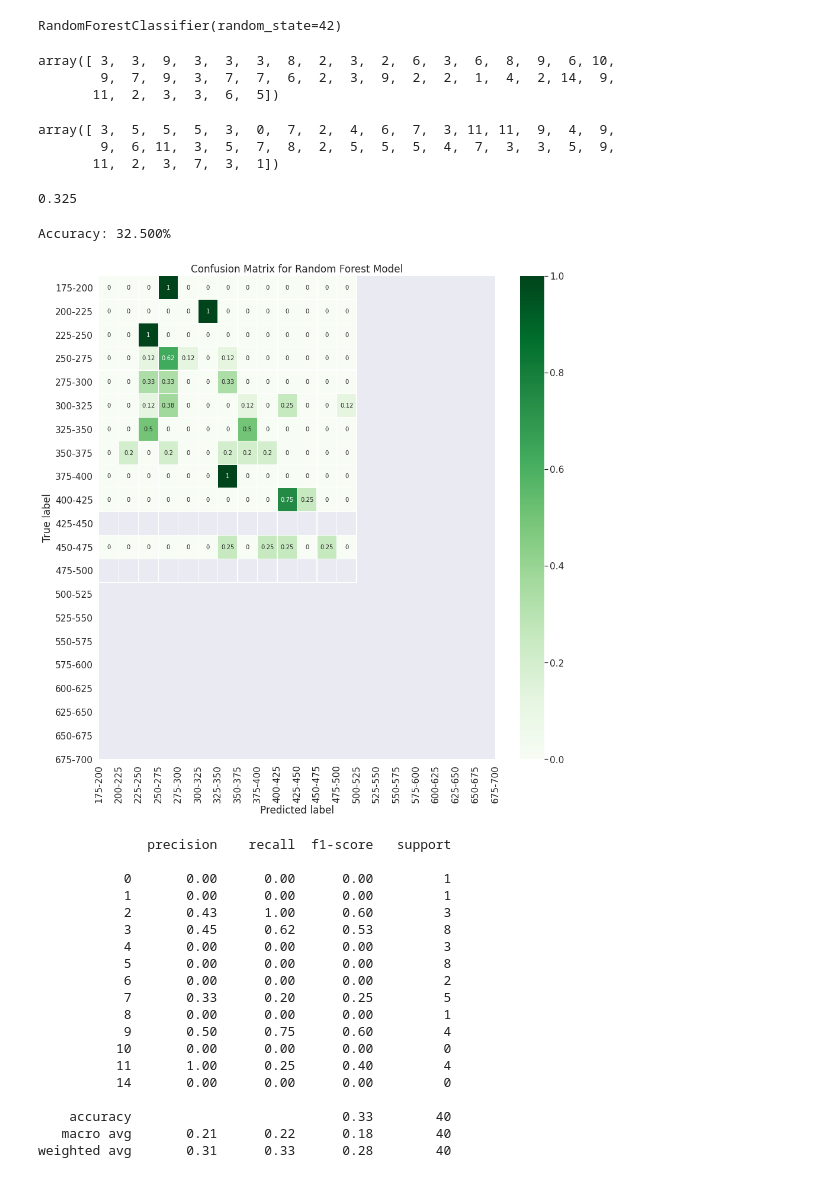
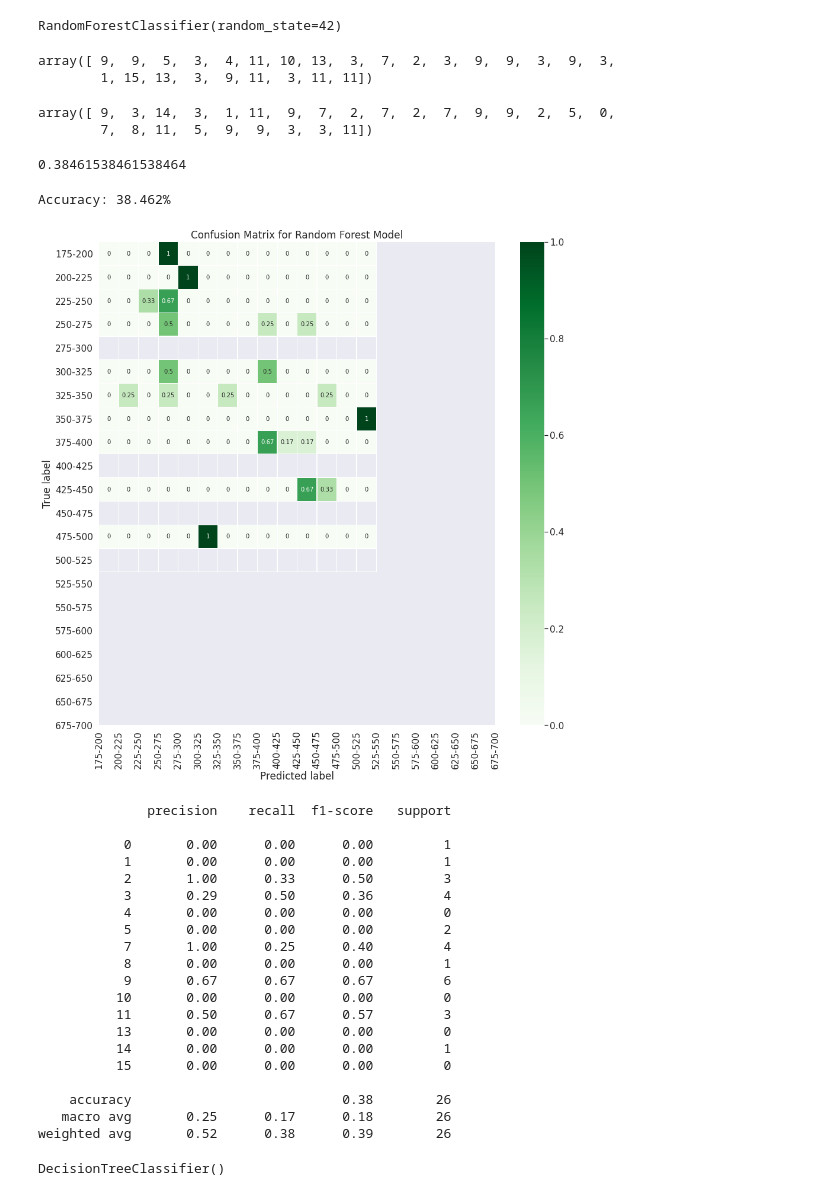
Before and after one commit to MarcoCollesei/RentinBo, a Jupyter notebook: RentinBo.ipynb, the cells around one changed output. Drawn from its saved outputs; the diff is of its cells as text; code cells hidden in the pictures.

Commit message:
RentinBo
Improved accuracy up to ~ 38% with a more lucky generation, not tried GridSearchCV yet, nor random

```diff
--- a/RentinBo.ipynb
+++ b/RentinBo.ipynb
@@ -187,7 +187,7 @@ We have now our X and Y encoded arrays with numerical features and targets, we a
 ## 4. Random Forest Classifier
 # %%
 from sklearn.model_selection import train_test_split
-X_train, X_test, Y_train, Y_test = train_test_split(X_enc, Y_enc, test_size = 0.20, random_state = 35)
+X_train, X_test, Y_train, Y_test = train_test_split(X_enc, Y_enc, test_size = 0.13, random_state = 843)
 # %%
 X_train.shape
 # %% [output]
@@ -216,15 +216,13 @@ Y_pred = clf.predict(X_test)
 # %%
 Y_pred
 # %% [output]
-array([ 3,  3,  9,  3,  3,  3,  8,  2,  3,  2,  6,  3,  6,  8,  9,  6, 10,
-        9,  7,  9,  3,  7,  7,  6,  2,  3,  9,  2,  2,  1,  4,  2, 14,  9,
-       11,  2,  3,  3,  6,  5])
+array([ 9,  9,  5,  3,  4, 11, 10, 13,  3,  7,  2,  3,  9,  9,  3,  9,  3,
+        1, 15, 13,  3,  9, 11,  3, 11, 11])
 # %%
 Y_test
 # %% [output]
-array([ 3,  5,  5,  5,  3,  0,  7,  2,  4,  6,  7,  3, 11, 11,  9,  4,  9,
-        9,  6, 11,  3,  5,  7,  8,  2,  5,  5,  5,  4,  7,  3,  3,  5,  9,
-       11,  2,  3,  7,  3,  1])
+array([ 9,  3, 14,  3,  1, 11,  9,  7,  2,  7,  2,  7,  9,  9,  2,  5,  0,
+        7,  8, 11,  5,  9,  9,  3,  3, 11])
 # %%
 import numpy as np
 import matplotlib.pyplot as plt
@@ -235,34 +233,34 @@ from sklearn.metrics import accuracy_score, confusion_matrix, classification_rep
 # %%
 accuracy_score(Y_test, Y_pred)
 # %% [output]
-0.325
+0.38461538461538464
 # %%
 accuracy = clf.score(X_test, Y_test)
 print("Accuracy: %.3f%%" % (accuracy*100.0))
 # %% [output]
-Accuracy: 32.500%
+Accuracy: 38.462%
 # %%
 matrix = confusion_matrix(Y_test, Y_pred)
 matrix = matrix.astype('float') / matrix.sum(axis=1)[:, np.newaxis]
 
 plt.figure(figsize=(15,15))
-sns.set(font_scale=1.4)
-sns.heatmap(matrix, annot=True, annot_kws={'size':10},
+sn.set(font_scale=1.4)
+sn.heatmap(matrix, annot=True, annot_kws={'size':10},
             cmap=plt.cm.Greens, linewidths=0.2)
 
 class_names = ['175-200', '200-225', '225-250', '250-275', '275-300', '300-325', '325-350', '350-375',
                   '375-400', '400-425', '425-450', '450-475', '475-500', '500-525', '525-550', '550-575',
                  '575-600', '600-625', '625-650', '650-675', '675-700']
 tick_marks = np.arange(len(class_names))
 tick_marks2 = tick_marks + 0.5
 plt.xticks(tick_marks, class_names, rotation=90)
 plt.yticks(tick_marks2, class_names, rotation=0)
 plt.xlabel('Predicted label')
 plt.ylabel('True label')
 plt.title('Confusion Matrix for Random Forest Model')
 plt.show()
 # %% [output]
-[figure, old version]
+[figure, new version]
 # %%
 print(classification_report(Y_test, Y_pred))
 # %% [output]
@@ -270,18 +268,23 @@ print(classification_report(Y_test, Y_pred))
 
            0       0.00      0.00      0.00         1
            1       0.00      0.00      0.00         1
-           2       0.43      1.00      0.60         3
-           3       0.45      0.62      0.53         8
-           4       0.00      0.00      0.00         3
-           5       0.00      0.00      0.00         8
-           6       0.00      0.00      0.00         2
-           7       0.33      0.20      0.25         5
+           2       1.00      0.33      0.50         3
+           3       0.29      0.50      0.36         4
+           4       0.00      0.00      0.00         0
+           5       0.00      0.00      0.00         2
+           7       1.00      0.25      0.40         4
            8       0.00      0.00      0.00         1
-           9       0.50      0.75      0.60         4
+           9       0.67      0.67      0.67         6
           10       0.00      0.00      0.00         0
-          11       1.00      0.25      0.40         4
-          14       0.00      0.00      0.00         0
+          11       0.50      0.67      0.57         3
+          13       0.00      0.00      0.00         0
+          14       0.00      0.00      0.00         1
+          15       0.00      0.00      0.00         0
 
-    accuracy                           0.33        40
-   macro avg       0.21      0.22      0.18        40
-weighted avg       0.31      0.33      0.28        40
+    accuracy                           0.38        26
+   macro avg       0.25      0.17      0.18        26
+weighted avg       0.52      0.38      0.39        26
+# %%
+clf.base_estimator
+# %% [output]
+DecisionTreeClassifier()
```
Also changed, not shown: parts of 19 cells of this notebook, 1 other file.
